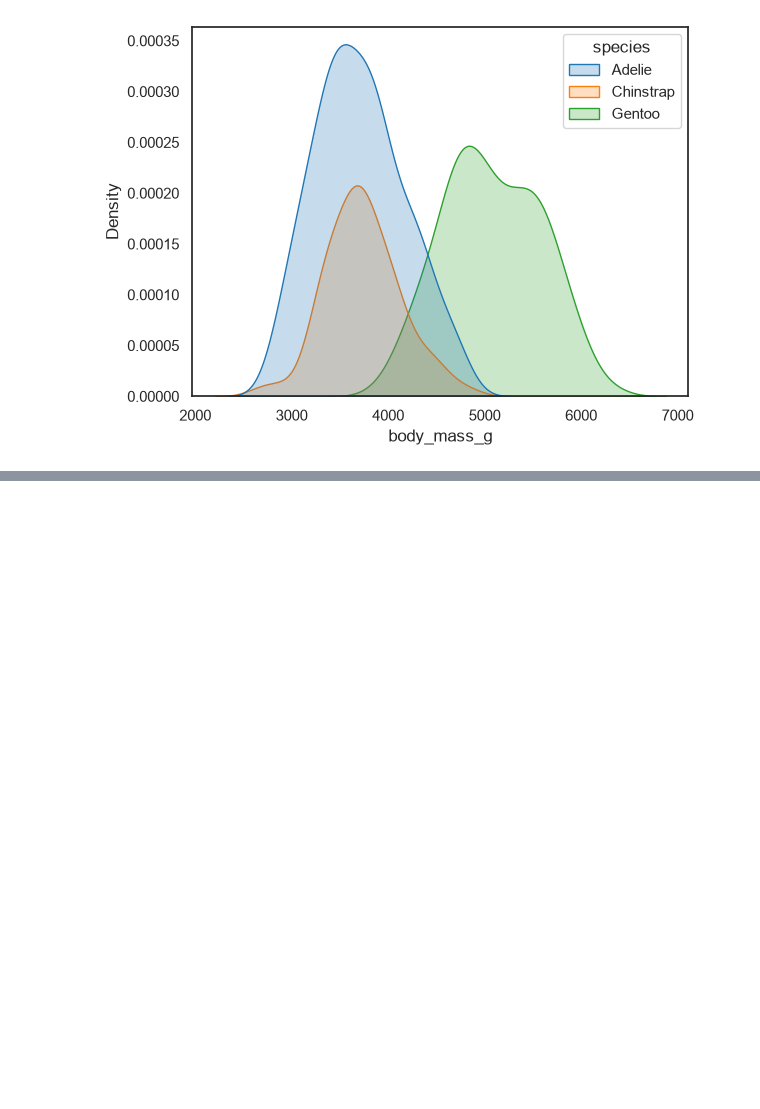
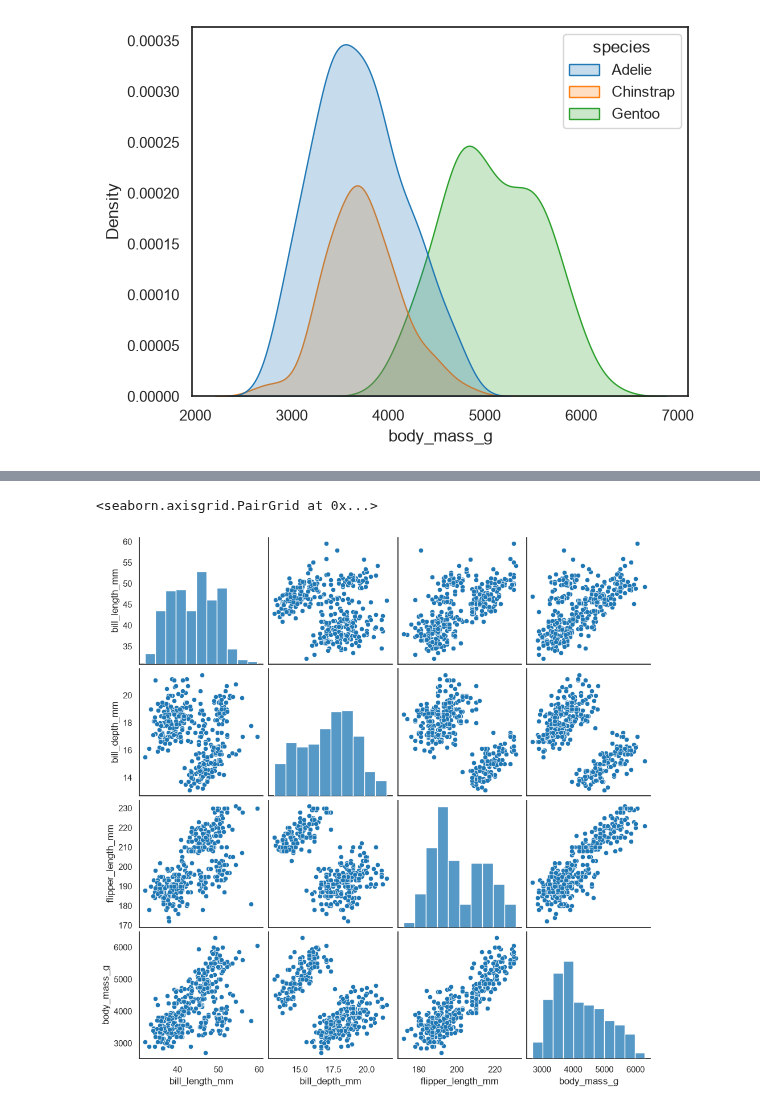
Before and after one commit to anojpradhan/learningDS, a Jupyter notebook: seaborn.ipynb, the cells around one changed output, grey strips where cells are left out. Cells and saved outputs as stored; diff of their text form; code cells hidden in the pictures; blank space fills up the shorter version.

```diff
--- a/seaborn.ipynb
+++ b/seaborn.ipynb
@@ -159,0 +174,5 @@ sns.kdeplot(data= penguins, x="body_mass_g", hue="species", fill=True)
+# %%
+sns.pairplot(data=penguins[numeric_cols])
+# %% [output]
+<seaborn.axisgrid.PairGrid at 0x...>
+[figure, added]
```
Also changed, not shown: parts of 2 cells of this notebook.
